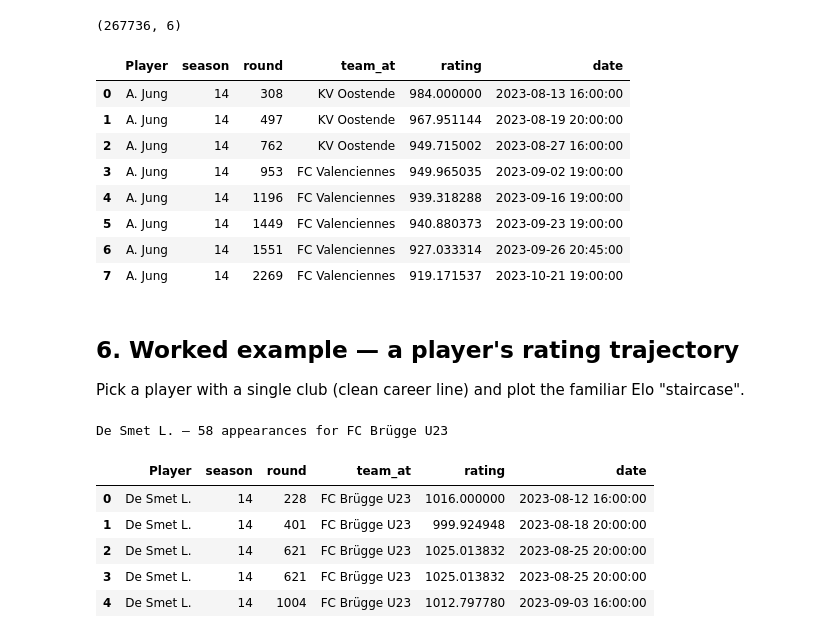
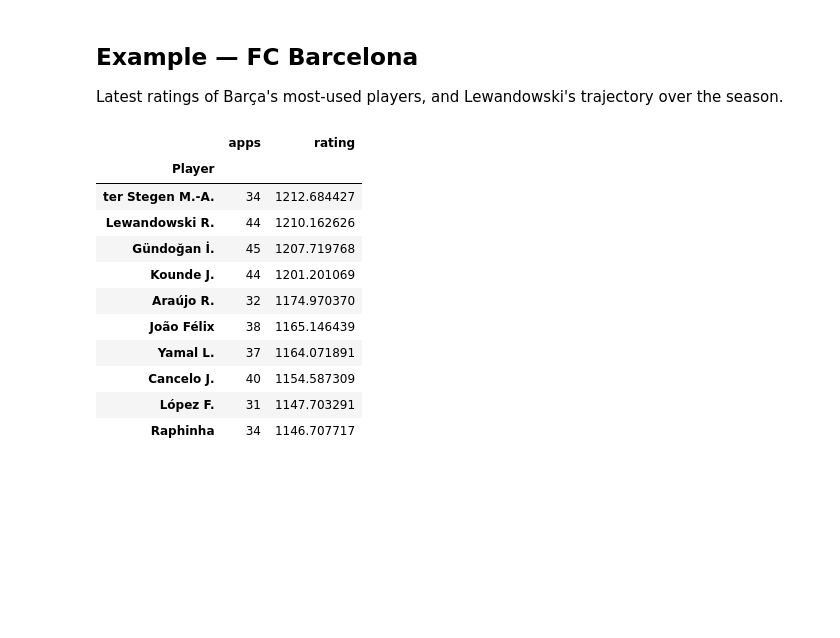
Before and after one commit to spoho-datascience/dfg-rating, a Jupyter notebook: experiments/player_elo_export/player_ratings.ipynb, the cells around one changed output. Saved outputs shown, nothing was run; the diff lists cells and outputs as text; code cells hidden in the pictures; blank space fills up the shorter version.

```diff
--- a/experiments/player_elo_export/player_ratings.ipynb
+++ b/experiments/player_elo_export/player_ratings.ipynb
@@ -118,37 +56,22 @@ with the team they played for.
-# %%
-out = net.export_player_match_ratings(filename=str(root / "player_ratings.csv"))
-print(out.shape)
-out.head(8)
-# %% [output]
-(267736, 6)
-|  | Player | season | round | team_at | rating | date |
-| 0 | A. Jung | 14 | 308 | KV Oostende | 984.000000 | 2023-08-13 16:00:00 |
-| 1 | A. Jung | 14 | 497 | KV Oostende | 967.951144 | 2023-08-19 20:00:00 |
-| 2 | A. Jung | 14 | 762 | KV Oostende | 949.715002 | 2023-08-27 16:00:00 |
-| 3 | A. Jung | 14 | 953 | FC Valenciennes | 949.965035 | 2023-09-02 19:00:00 |
-| 4 | A. Jung | 14 | 1196 | FC Valenciennes | 939.318288 | 2023-09-16 19:00:00 |
-| 5 | A. Jung | 14 | 1449 | FC Valenciennes | 940.880373 | 2023-09-23 19:00:00 |
-| 6 | A. Jung | 14 | 1551 | FC Valenciennes | 927.033314 | 2023-09-26 20:45:00 |
-| 7 | A. Jung | 14 | 2269 | FC Valenciennes | 919.171537 | 2023-10-21 19:00:00 |
-# %% [markdown]
-## 6. Worked example — a player's rating trajectory
-Pick a player with a single club (clean career line) and plot the familiar Elo "staircase".
-# %%
-# Choose a frequently-appearing player who only ever played for one team.
-by_player = out.groupby("Player")
-single_club = by_player["team_at"].nunique()
-counts = by_player.size()
-candidates = counts[(single_club == 1) & (counts >= 20)].sort_values(ascending=False)
-player = candidates.index[0]
-sub = out[out.Player == player].sort_values(["season", "round"]).reset_index(drop=True)
-print(f"{player} — {len(sub)} appearances for {sub['team_at'].iloc[0]}")
-sub.head()
-# %% [output]
-De Smet L. — 58 appearances for FC Brügge U23
-|  | Player | season | round | team_at | rating | date |
-| 0 | De Smet L. | 14 | 228 | FC Brügge U23 | 1016.000000 | 2023-08-12 16:00:00 |
-| 1 | De Smet L. | 14 | 401 | FC Brügge U23 | 999.924948 | 2023-08-18 20:00:00 |
-| 2 | De Smet L. | 14 | 621 | FC Brügge U23 | 1025.013832 | 2023-08-25 20:00:00 |
-| 3 | De Smet L. | 14 | 621 | FC Brügge U23 | 1025.013832 | 2023-08-25 20:00:00 |
-| 4 | De Smet L. | 14 | 1004 | FC Brügge U23 | 1012.797780 | 2023-09-03 16:00:00 |
+# %% [markdown]
+## Example — FC Barcelona
+Latest ratings of Barça's most-used players, and Lewandowski's trajectory over the season.
+# %%
+barca = out[out.team_at == "FC Barcelona"]
+latest = (barca.sort_values("round").groupby("Player")
+          .agg(apps=("rating", "size"), rating=("rating", "last")))
+latest.sort_values("rating", ascending=False).head(10)
+# %% [output]
+|  | apps | rating |
+| Player |  |  |
+| ter Stegen M.-A. | 34 | 1212.684427 |
+| Lewandowski R. | 44 | 1210.162626 |
+| Gündoğan İ. | 45 | 1207.719768 |
+| Kounde J. | 44 | 1201.201069 |
+| Araújo R. | 32 | 1174.970370 |
+| João Félix | 38 | 1165.146439 |
+| Yamal L. | 37 | 1164.071891 |
+| Cancelo J. | 40 | 1154.587309 |
+| López F. | 31 | 1147.703291 |
+| Raphinha | 34 | 1146.707717 |
 # %%
```
Also changed, not shown: parts of 15 cells of this notebook.
